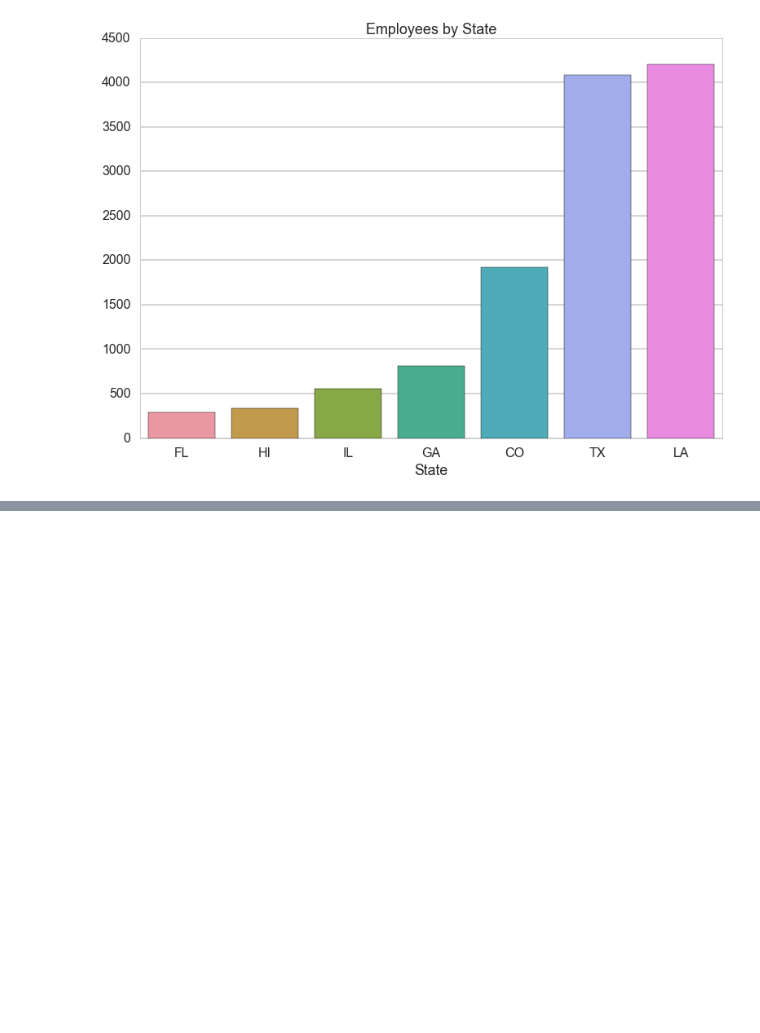
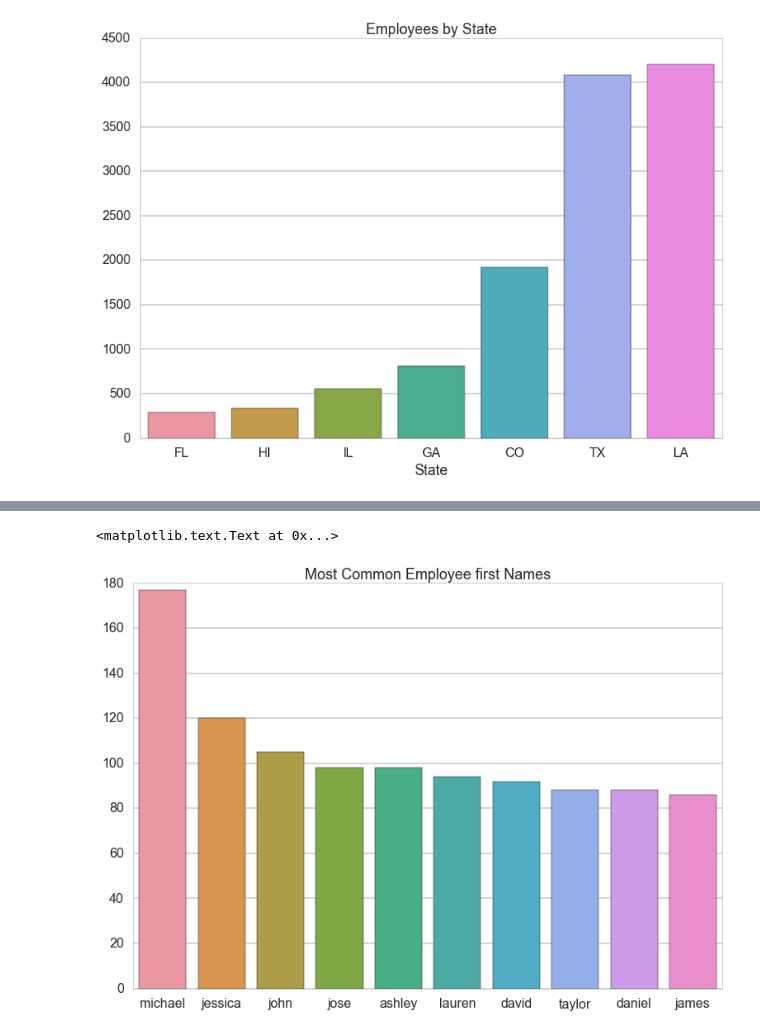
Before and after one commit to andrewhart098/jupyter-notebooks, a Jupyter notebook: Aloha Employees.ipynb, the cells around one changed output, grey strips where cells are left out. Drawn from its saved outputs; the diff is of its cells as text; code cells hidden in the pictures; blank space fills up the shorter version.

Commit message:
exploration of aloha employee names

```diff
--- a/Aloha Employees.ipynb
+++ b/Aloha Employees.ipynb
@@ -37,0 +63,7 @@ top_emp_by_state.set_title("Employees by State", fontsize=18)
+# %%
+lower_case_fn = pd.DataFrame({'fn': df['FirstName'].str.lower(), 'state': df['State']})
+fn = sns.barplot(y=((lower_case_fn['fn'].value_counts())[:10]).values, x=((lower_case_fn['fn'].value_counts())[:10]).index)
+fn.set_title("Most Common Employee first Names", fontsize=18)
+# %% [output]
+<matplotlib.text.Text at 0x...>
+[figure, added]
```
Also changed, not shown: parts of 4 cells of this notebook.
